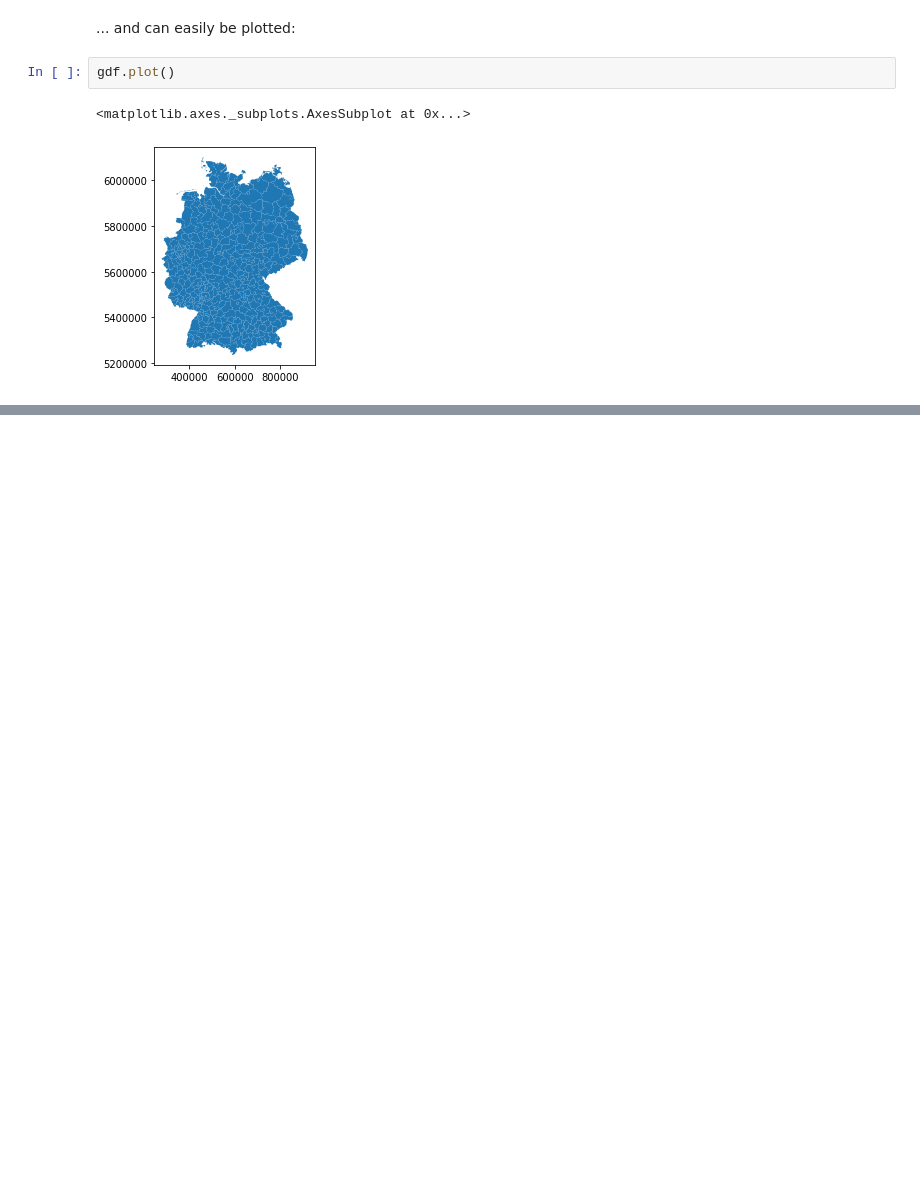
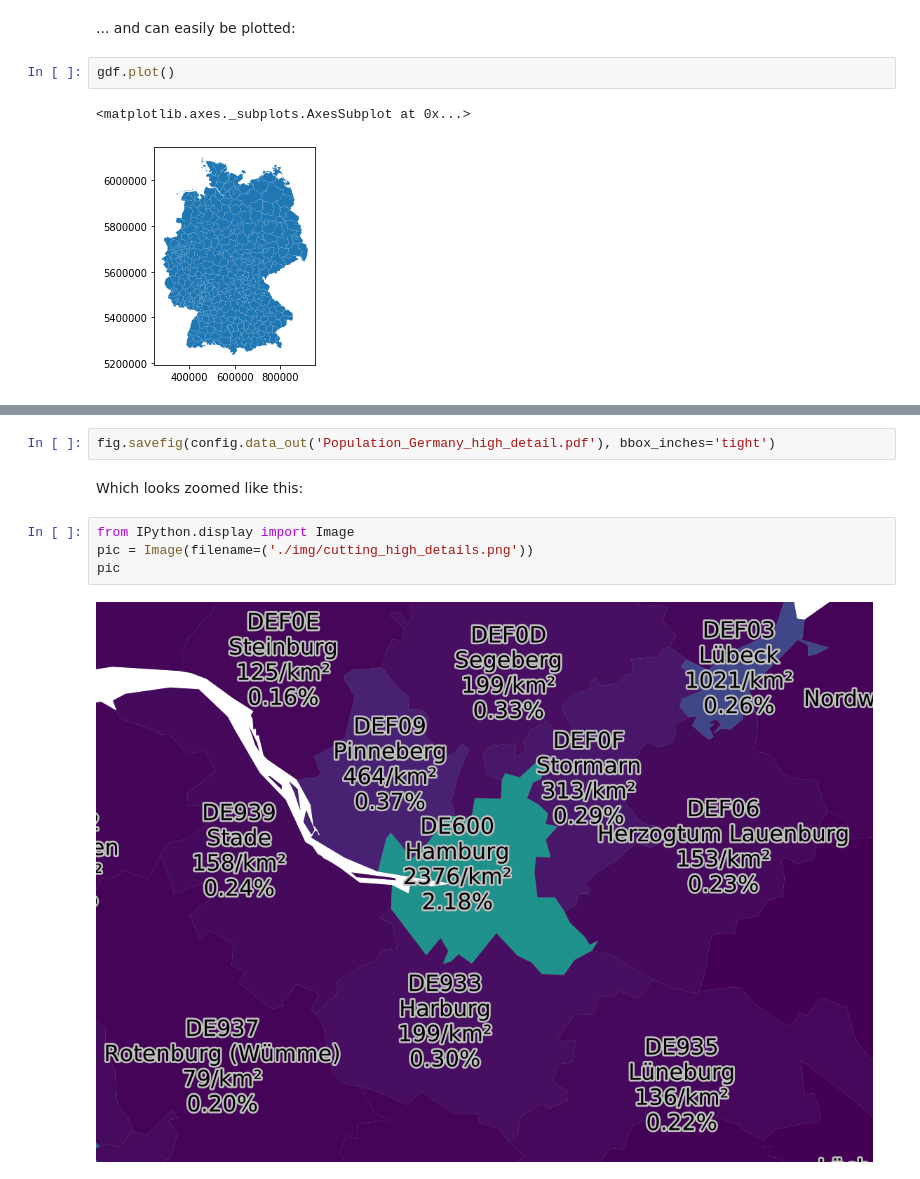
Before and after one commit to DemandRegioTeam/disaggregator, a Jupyter notebook: 90_Accessing_geographical_data.ipynb, the cells around one changed output, grey strips where cells are left out. Drawn from its saved outputs; the diff is of its cells as text; blank space fills up the shorter version.

```diff
--- a/90_Accessing_geographical_data.ipynb
+++ b/90_Accessing_geographical_data.ipynb
@@ -70,0 +92,10 @@ gdf.plot()
+# %%
+fig.savefig(config.data_out('Population_Germany_high_detail.pdf'), bbox_inches='tight')
+# %% [markdown]
+Which looks zoomed like this:
+# %%
+from IPython.display import Image
+pic = Image(filename=('./img/cutting_high_details.png'))
+pic
+# %% [output]
+[figure, added]
```
Also changed, not shown: parts of 6 cells of this notebook, 1 other file.
